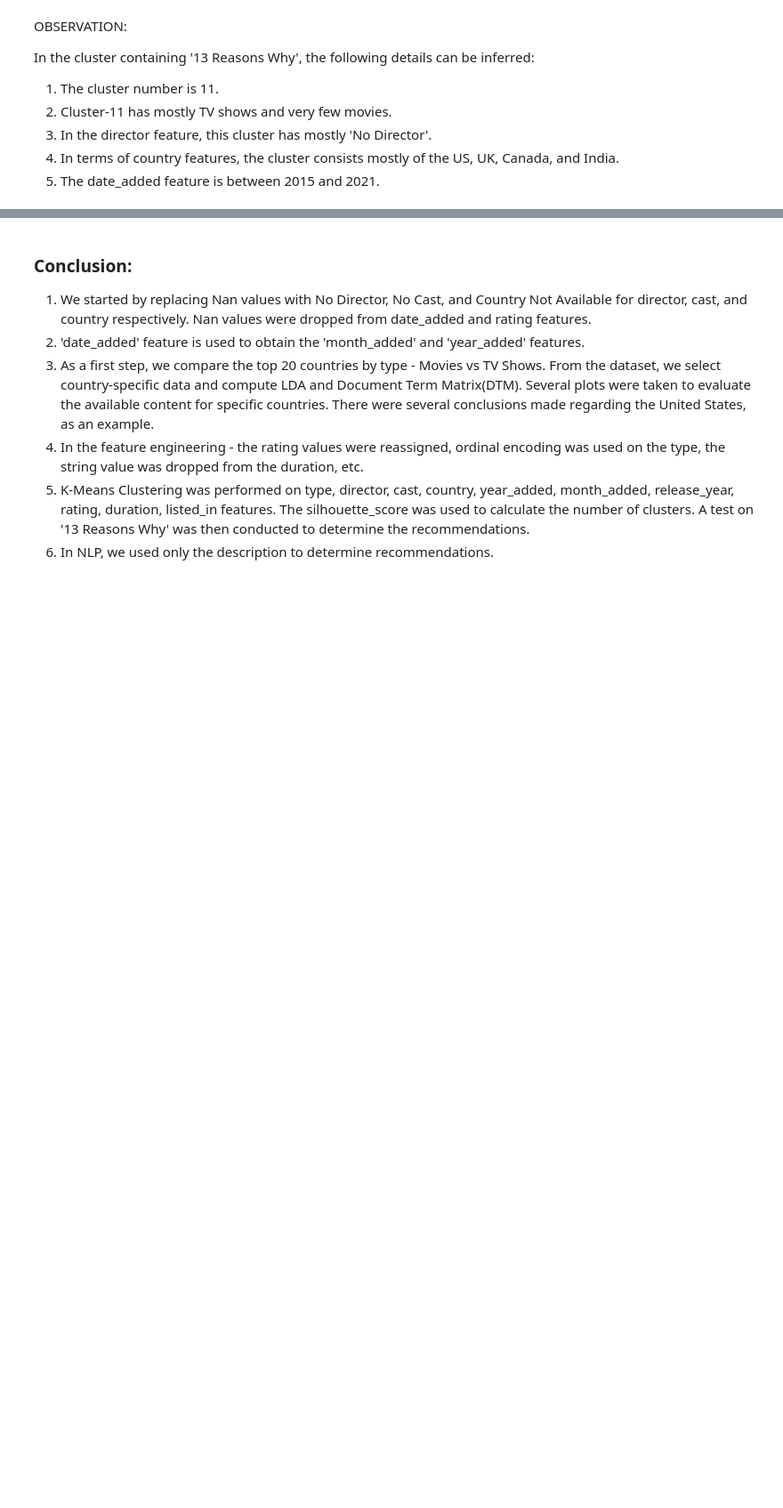
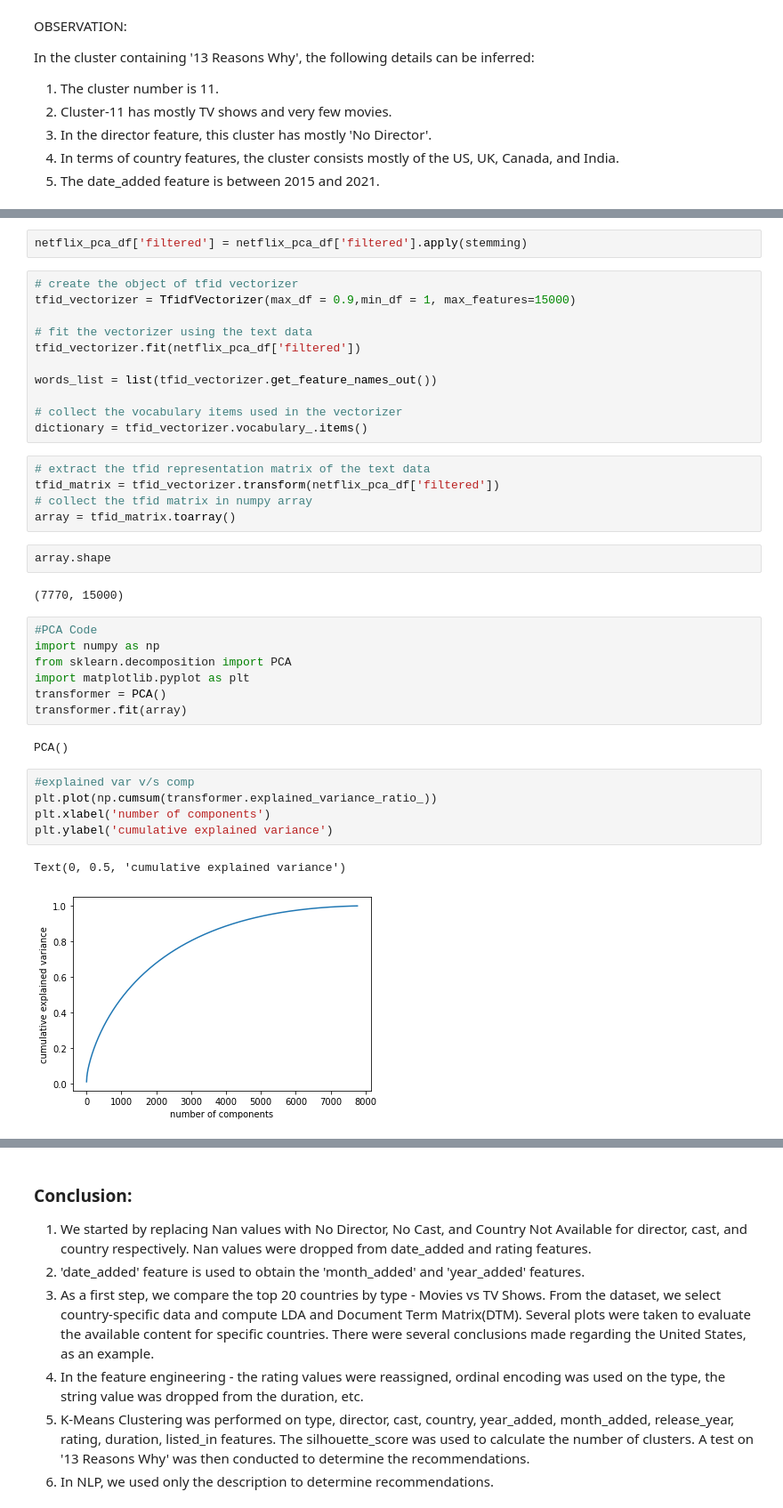
Before and after one commit to bhavya-v-sudo/NETFLIX-MOVIES-AND-TV-SHOWS-CLUSTERING, a Jupyter notebook: NETFLIX_MOVIES_AND_TV_SHOWS_CLUSTERING.ipynb, the cells around one changed output, grey strips where cells are left out. Shown at 89% size. Drawn from its saved outputs; the diff is of its cells as text; blank space fills up the shorter version.

```diff
--- a/NETFLIX_MOVIES_AND_TV_SHOWS_CLUSTERING.ipynb
+++ b/NETFLIX_MOVIES_AND_TV_SHOWS_CLUSTERING.ipynb
@@ -1196,0 +1227,39 @@ In the cluster containing '13 Reasons Why', the following details can be inferre
+# %%
+netflix_pca_df['filtered'] = netflix_pca_df['filtered'].apply(stemming)
+# %%
+# create the object of tfid vectorizer
+tfid_vectorizer = TfidfVectorizer(max_df = 0.9,min_df = 1, max_features=15000)
+
+# fit the vectorizer using the text data
+tfid_vectorizer.fit(netflix_pca_df['filtered'])
+
+words_list = list(tfid_vectorizer.get_feature_names_out())
+
+# collect the vocabulary items used in the vectorizer
+dictionary = tfid_vectorizer.vocabulary_.items()
+# %%
+# extract the tfid representation matrix of the text data
+tfid_matrix = tfid_vectorizer.transform(netflix_pca_df['filtered'])
+# collect the tfid matrix in numpy array
+array = tfid_matrix.toarray()
+# %%
+array.shape
+# %% [output]
+(7770, 15000)
+# %%
+#PCA Code
+import numpy as np
+from sklearn.decomposition import PCA
+import matplotlib.pyplot as plt
+transformer = PCA()
+transformer.fit(array)
+# %% [output]
+PCA()
+# %%
+#explained var v/s comp
+plt.plot(np.cumsum(transformer.explained_variance_ratio_))
+plt.xlabel('number of components')
+plt.ylabel('cumulative explained variance')
+# %% [output]
+Text(0, 0.5, 'cumulative explained variance')
+[figure, added]
```
Also changed, not shown: parts of 41 cells of this notebook.
